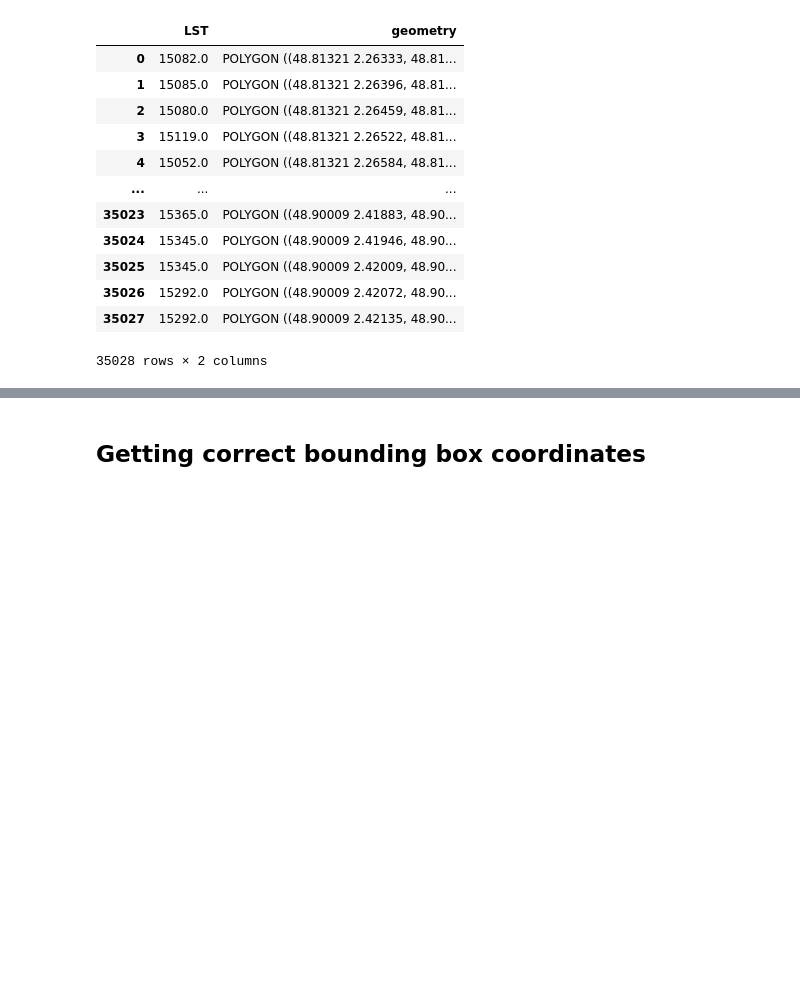
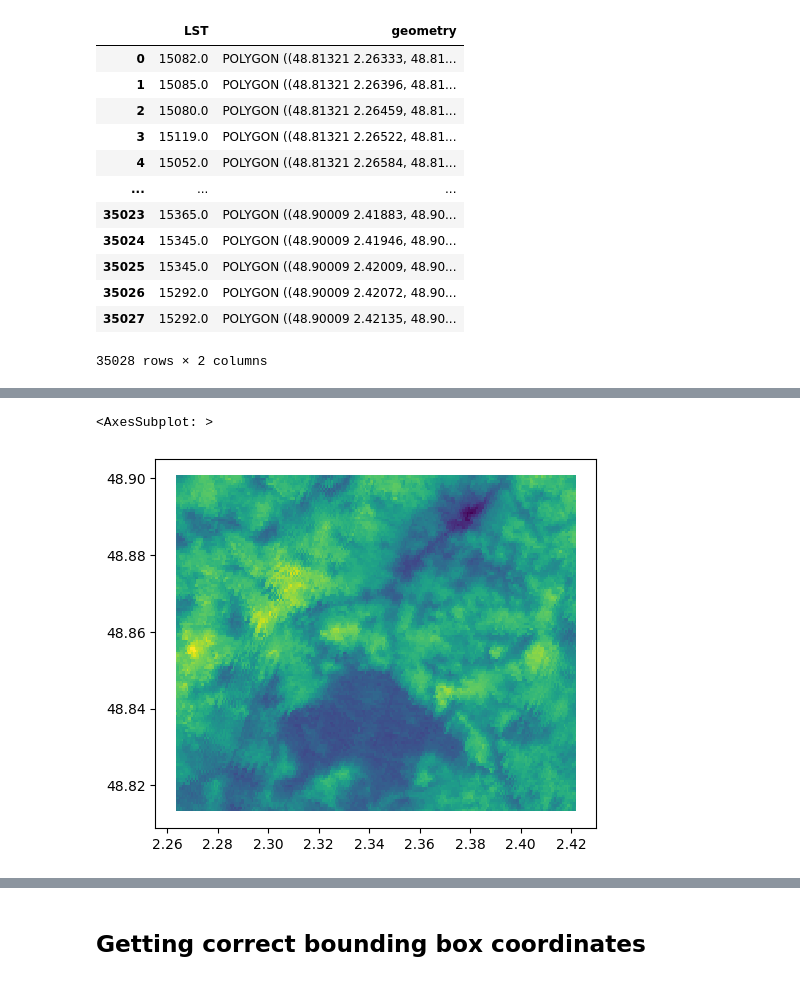
Before and after one commit to b-fa-ce/future_proofing_cities, a Jupyter notebook: notebooks/notebook_gridding.ipynb, the cells around one changed output, grey strips where cells are left out. Drawn from its saved outputs; the diff is of its cells as text; code cells hidden in the pictures; blank space fills up the shorter version.

```diff
--- a/notebooks/notebook_gridding.ipynb
+++ b/notebooks/notebook_gridding.ipynb
@@ -609,0 +659,7 @@ np.array(corners).shape
+# %%
+gdf_Paris_reimport = geopandas.read_file('../processed_data/Paris.shp')
+# %%
+gdf_Paris_reimport.plot(column='LST')
+# %% [output]
+<AxesSubplot: >
+[figure, added]
```
Also changed, not shown: parts of 34 cells of this notebook, 1 other file.
